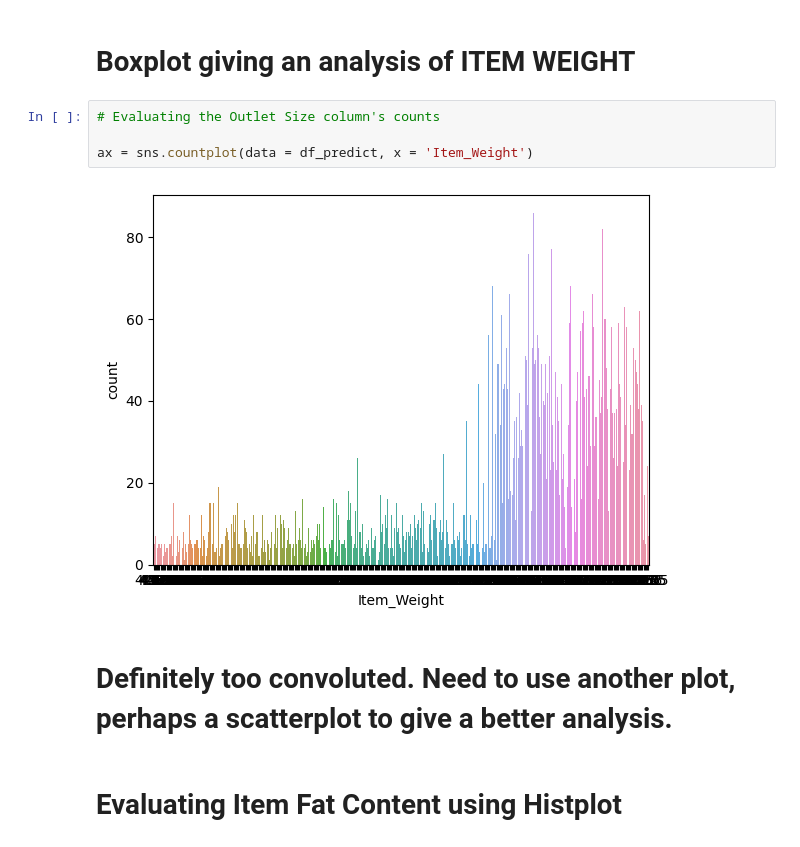
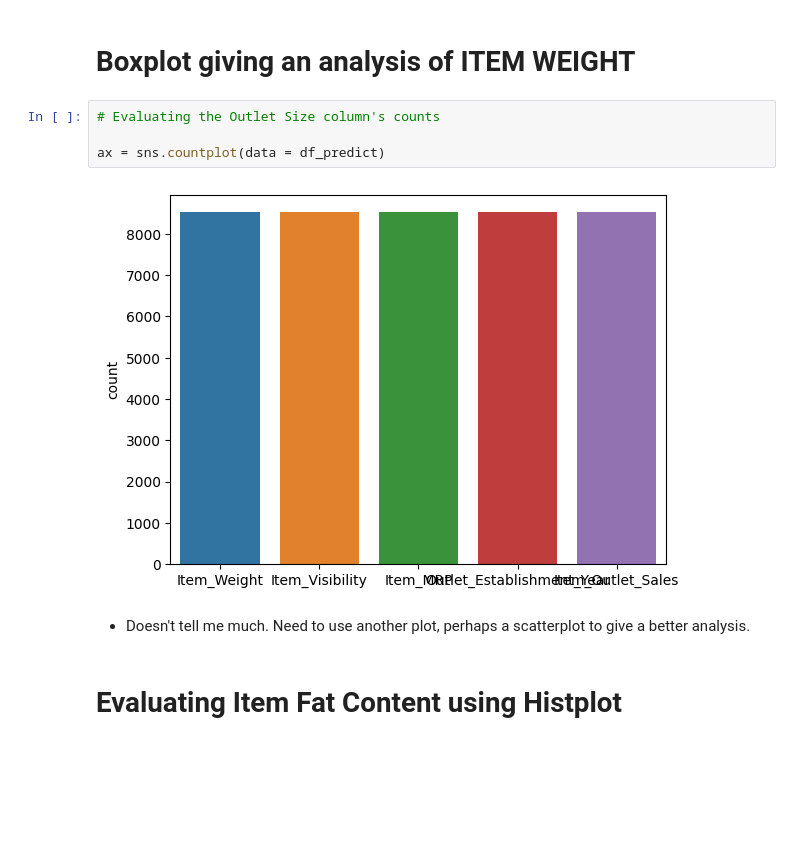
Before and after one commit to coryncates/Prediction-of-Product-Sales, a Jupyter notebook: Copy_of_PredictionOfProdSales.ipynb, the cells around one changed output. Cells and saved outputs as stored; diff of their text form; blank space fills up the shorter version.

```diff
--- a/Copy_of_PredictionOfProdSales.ipynb
+++ b/Copy_of_PredictionOfProdSales.ipynb
@@ -182,11 +182,11 @@ Name: Item_Weight, Length: 415, dtype: int64
 # %%
 # Evaluating the Outlet Size column's counts
 
-ax = sns.countplot(data = df_predict, x = 'Item_Weight')
+ax = sns.countplot(data = df_predict)
 # %% [output]
-[figure, old version]
+[figure, new version]
 # %% [markdown]
-# Definitely too convoluted.  Need to use another plot, perhaps a scatterplot to give a better analysis.
+- Doesn't tell me much.  Need to use another plot, perhaps a scatterplot to give a better analysis.
 # %% [markdown]
 # Evaluating Item Fat Content using Histplot
 # %%
```
Also changed, not shown: parts of 3 cells of this notebook.
